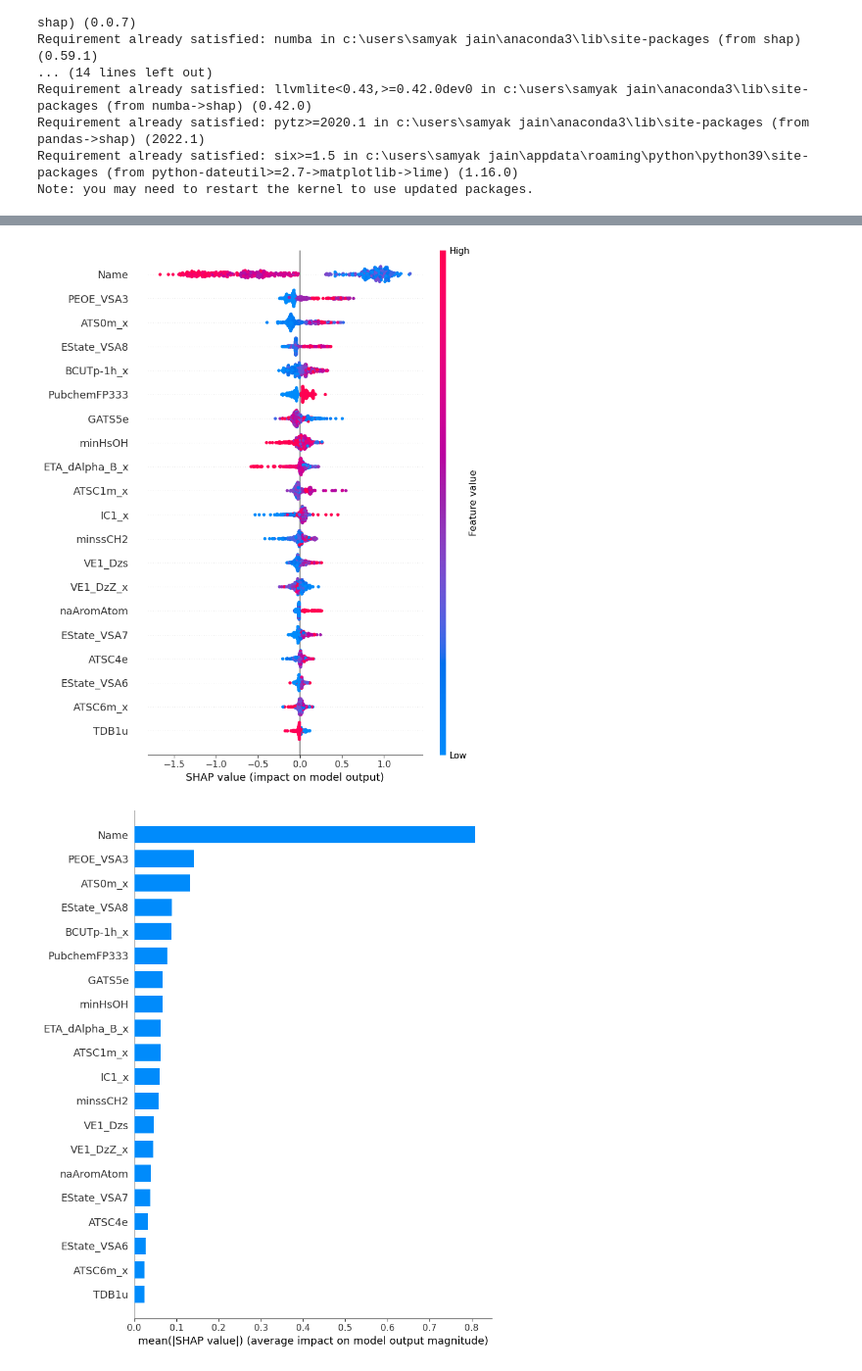
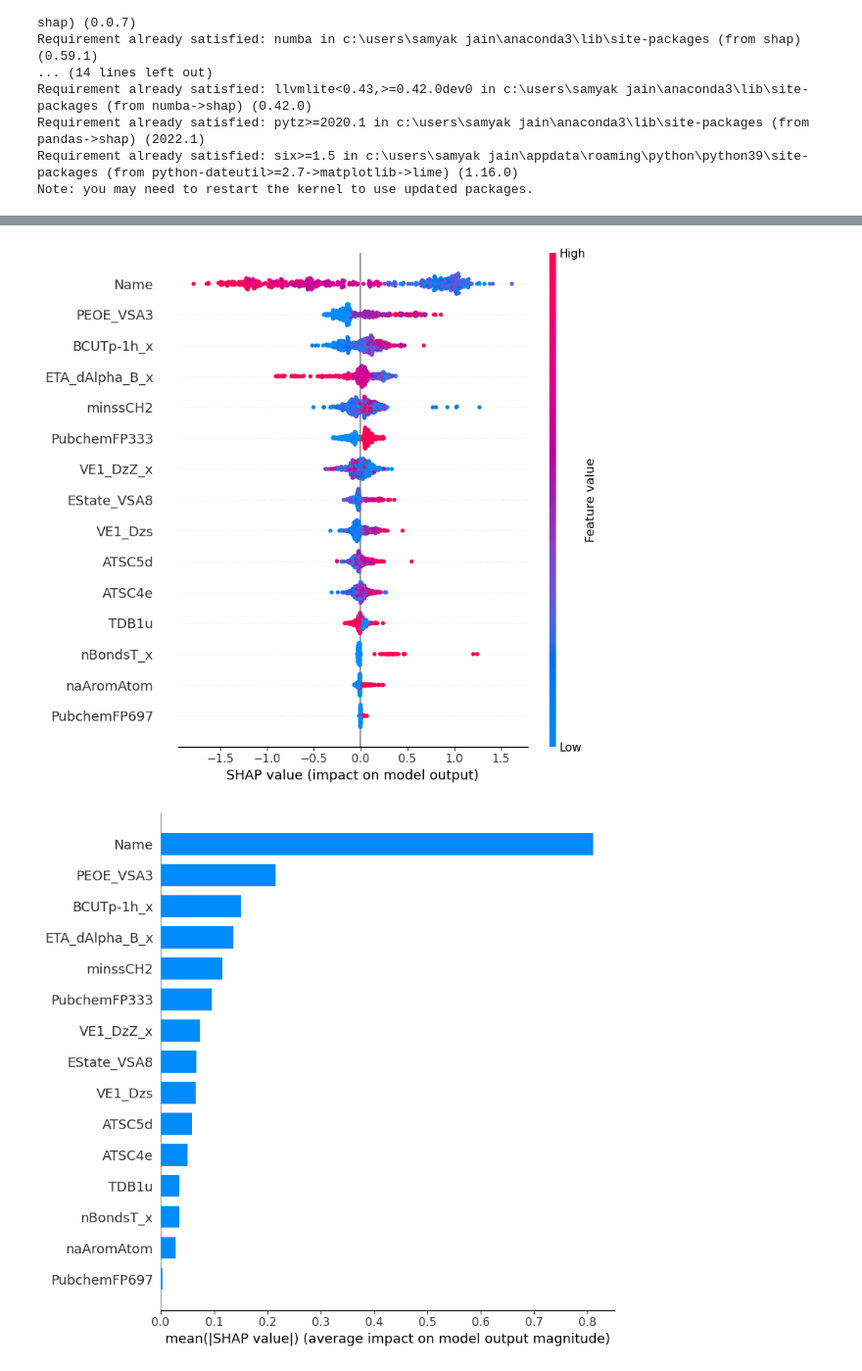
Before and after one commit to Samyzx/Sweetpred, a Jupyter notebook: Model_training(1) (1).ipynb, the cells around one changed output, grey strips where cells are left out. Shown at 98% size. Saved outputs shown, nothing was run; the diff lists cells and outputs as text; code cells hidden in the pictures.

```diff
--- a/Model_training(1) (1).ipynb
+++ b/Model_training(1) (1).ipynb
@@ -864,7 +485,7 @@ correlation_coefficient 0.5411462737400307
 from sklearn.ensemble import RandomForestRegressor
 from sklearn.model_selection import GridSearchCV
 
-model = RandomForestRegressor(max_depth=10)
+model = RandomForestRegressor(max_depth=7)
 
 model.fit(X_train, y_train)
 
@@ -945,11 +566,11 @@ correlation_coefficient 0.4022547318255154
 # %%
 from sklearn.ensemble import GradientBoostingRegressor
 
-model = GradientBoostingRegressor(max_depth=5)
+model_gbr = GradientBoostingRegressor(n_estimators=300,max_depth=5,loss='huber')
 
-model.fit(X_train, y_train)
+model_gbr.fit(X_train, y_train)
 
-y_pred_train = model.predict(X_train)
+y_pred_train = model_gbr.predict(X_train)
 
 mae = mean_absolute_error(y_train, y_pred_train)
 mse = mean_squared_error(y_train, y_pred_train)
@@ -961,7 +582,7 @@ R = np.corrcoef(y_train, y_pred_train)[0, 1]
 print("correlation_coefficient",R)
 
 
-y_pred_test = model.predict(X_test)
+y_pred_test = model_gbr.predict(X_test)
 
 mae = mean_absolute_error(y_test, y_pred_test)
 mse = mean_squared_error(y_test, y_pred_test)
@@ -985,7 +606,7 @@ correlation_coefficient 0.47217480920091415
 # %%
 from sklearn.ensemble import AdaBoostRegressor
 
-model = AdaBoostRegressor()
+model = AdaBoostRegressor(n_estimators=200,learning_rate=0.6)
 model.fit(X_train, y_train)
 
 y_pred_train = model.predict(X_train)
@@ -1024,15 +645,7 @@ correlation_coefficient 0.8735863428484969
 # %%
 from sklearn.neural_network import MLPRegressor
 
-parameter_grid={'activation': ['logistic', 'tanh', 'relu'],'solver':['lbfgs', 'sgd', 'adam']}
-grid_search = GridSearchCV(estimator=MLPRegressor(random_state=14,learning_rate_init=0.00001,learning_rate="adaptive"), param_grid=parameter_grid, cv=5, scoring='neg_root_mean_squared_error')
-
-grid_search.fit(X_train, y_train)
-
-best_params = grid_search.best_params_
-print("Best Hyperparameters:", best_params)
-
-model = grid_search.best_estimator_
+model = MLPRegressor(max_iter=10000)
 model.fit(X_train, y_train)
 
 y_pred_train = model.predict(X_train)
@@ -1142,16 +732,16 @@ exp.show_in_notebook(show_table=True, show_all=False)
 # %%
 # Performing shap analysis to find feature importance
 import shap
 
 shap.initjs()
 
-explainer = shap.Explainer(model)
+explainer = shap.Explainer(model_gbr)
 shap_values = explainer(X_train)
 
 shap.summary_plot(shap_values, X_train)
 
 shap.summary_plot(shap_values, X_train, plot_type="bar")
 # %% [output]
 [interactive output not drawn]
-[figure, old version]
+[figure, new version]
-[figure, old version]
+[figure, new version]
```
Also changed, not shown: parts of 47 cells of this notebook.
